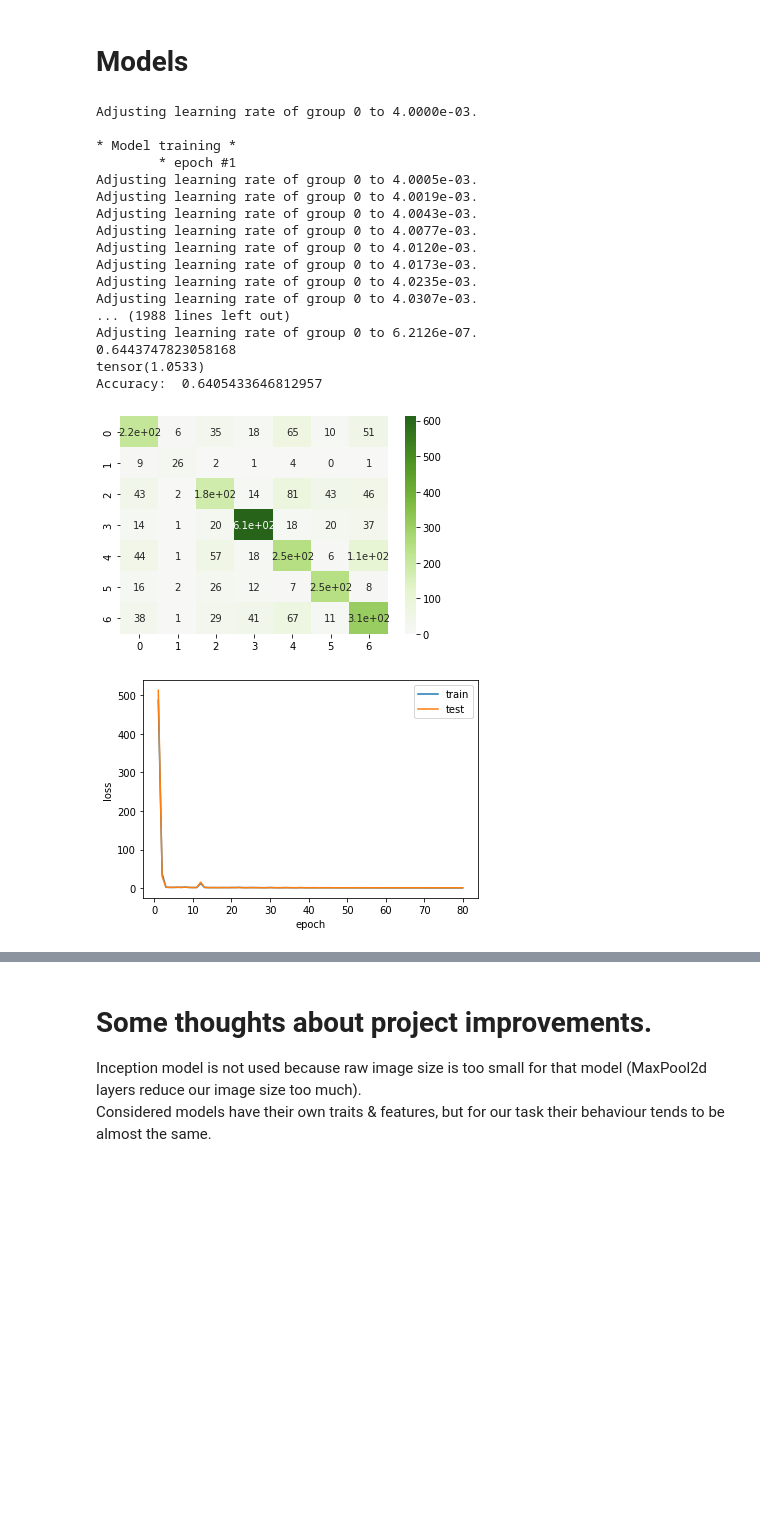
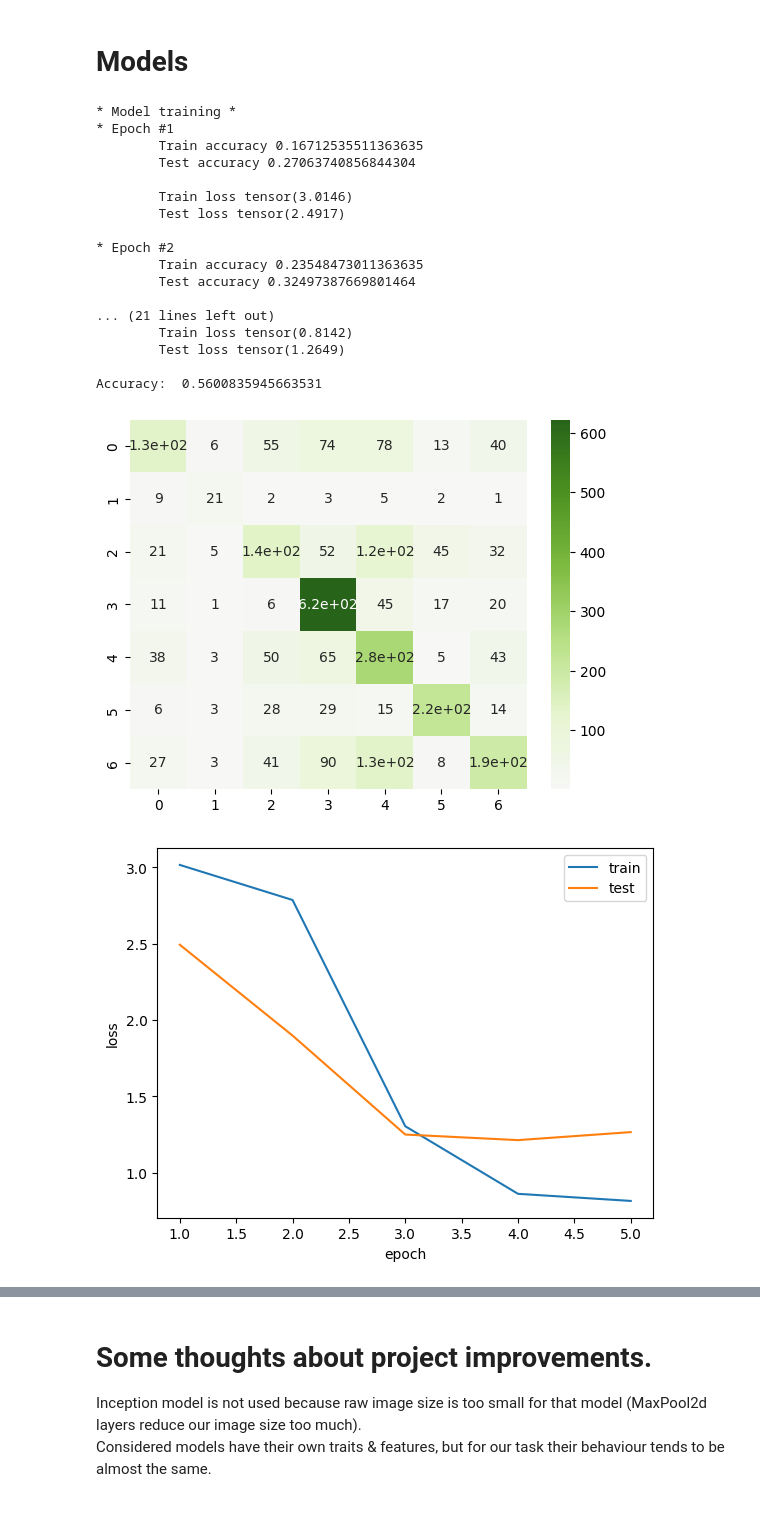
Before and after one commit to Stanislav-3/EmotionsClassifier, a Jupyter notebook: EmotionsClassifier.ipynb, the cells around one changed output, grey strips where cells are left out. Saved outputs shown, nothing was run; the diff lists cells and outputs as text; code cells hidden in the pictures; blank space fills up the shorter version.

```diff
--- a/EmotionsClassifier.ipynb
+++ b/EmotionsClassifier.ipynb
@@ -240,8 +278,6 @@ class Net(nn.Module):
     backbone.fc = nn.Linear(backbone.fc.in_features, 7, bias=True)
 
     self.model = nn.Sequential(
-        # mapping grayscale pictures to 3 channels
-        nn.Conv2d(1, 3, 1),
         backbone
     )
 
@@ -294,7 +330,7 @@ def train_model(model, criterion, optimizer, scheduler, train_loader, test_loade
     model.train()
 
     for epoch in range(epochs):
-        print(f'\t* epoch #{epoch + 1}')
+        print(f'* Epoch #{epoch + 1}')
         for batch, (images, labels) in enumerate(train_loader):
 
           optimizer.zero_grad()
@@ -308,7 +344,7 @@ def train_model(model, criterion, optimizer, scheduler, train_loader, test_loade
           # torch.nn.utils.clip_grad_norm(model.parameters(), max_norm=1)
 
           optimizer.step()
-          scheduler.step()
+          # scheduler.step()
 
         # validation
         if epoch % test_step == 0:
@@ -320,8 +356,13 @@ def train_model(model, criterion, optimizer, scheduler, train_loader, test_loade
           test_accuracies.append(test_dict['accuracy'])
           test_losses.append(test_dict['loss'])
 
-          print(test_dict['accuracy'])
-          print(test_dict['loss'])
+
+          print('\tTrain accuracy', train_dict['accuracy'])
+          print('\tTest accuracy', test_dict['accuracy'])
+          print()
+          print('\tTrain loss', train_dict['loss'])
+          print('\tTest loss', test_dict['loss'])
+          print()
 
     return {
         'train_accuracies': train_accuracies,
@@ -346,7 +387,7 @@ def run_pipeline(
 
     # Reproducibility
     torch.backends.cudnn.deterministic = True
-    torch.backends.cudnn.benchmark = False
+    # torch.backends.cudnn.benchmark = False
     torch.manual_seed(random_state)
     torch.cuda.manual_seed_all(random_state)
 
@@ -358,16 +399,11 @@ def run_pipeline(
         X_test, y_test, test_size=0.5, stratify=y_test, random_state=random_state
     )
 
-    # Scaling
-    scaler = StandardScaler()
-    X_train = scaler.fit_transform(X_train.reshape(X_train.shape[0], 48 * 48)).reshape(X_train.shape[0], 48, 48)
-    X_test = scaler.transform(X_test.reshape(X_test.shape[0], 48 * 48)).reshape(X_test.shape[0], 48, 48)
-    X_val = scaler.transform(X_val.reshape(X_val.shape[0], 48 * 48)).reshape(X_val.shape[0], 48, 48)
-
     # Datasets
-    train = EmotionsDataset(X_train, y_train, transform)
-    val = EmotionsDataset(X_val, y_val)
-    test = EmotionsDataset(X_test, y_test)
+    train = EmotionsDataset(X_train, y_train, transform,
+                            standardization_mode='fit_transform')
+    val = EmotionsDataset(X_val, y_val, standardization_mode='transform')
+    test = EmotionsDataset(X_test, y_test, standardization_mode='transform')
 
     # Sampler
     counts = np.unique(y_train, return_counts=True)[1]
@@ -405,10 +441,11 @@ def run_pipeline(
     optimizer = torch.optim.AdamW(net.parameters(), lr=lr, weight_decay=weight_decay)
 
     # LR scheduler
-    scheduler = lr_scheduler.OneCycleLR(optimizer, max_lr, epochs=epochs,
-                                        steps_per_epoch=len(train_loader),
-                                        pct_start = 0.4,
-                                        three_phase=False, verbose=True)
+    # scheduler = lr_scheduler.OneCycleLR(optimizer, max_lr, epochs=epochs,
+    #                                     steps_per_epoch=len(train_loader),
+    #                                     pct_start = 0.4,
+    #                                     three_phase=False, verbose=True)
+    scheduler = None
 
     # Training
     train_results = train_model(net, error, optimizer, scheduler,
@@ -424,31 +461,30 @@ def run_pipeline(
     plot_accuracy(train_results['train_accuracies'], train_results['test_accuracies'],
                   test_step)
 
-    # Save model & scaler
+    # Save model
     torch.save(net.state_dict(), 'model.pth')
-    dump(scaler, 'scaler.joblib')
 
     return net
 # %%
 model = run_pipeline(X, y, model=models.resnet18(pretrained=True),
-             epochs=80, batch_size=1024, transform=transform, test_step=1, max_lr=1e-1, weight_decay=0)
+             epochs=5, batch_size=1024, transform=None, test_step=1, lr=3e-3, weight_decay=0)
 # %% [output]
-Adjusting learning rate of group 0 to 4.0000e-03.
+* Model training *
+* Epoch #1
+        Train accuracy 0.16712535511363635
+        Test accuracy 0.27063740856844304
 
-* Model training *
-        * epoch #1
-Adjusting learning rate of group 0 to 4.0005e-03.
-Adjusting learning rate of group 0 to 4.0019e-03.
-Adjusting learning rate of group 0 to 4.0043e-03.
-Adjusting learning rate of group 0 to 4.0077e-03.
-Adjusting learning rate of group 0 to 4.0120e-03.
-Adjusting learning rate of group 0 to 4.0173e-03.
-Adjusting learning rate of group 0 to 4.0235e-03.
-Adjusting learning rate of group 0 to 4.0307e-03.
-... (1988 lines left out)
-Adjusting learning rate of group 0 to 6.2126e-07.
-0.6443747823058168
-tensor(1.0533)
-Accuracy:  0.6405433646812957
+        Train loss tensor(3.0146)
+        Test loss tensor(2.4917)
+
+* Epoch #2
+        Train accuracy 0.23548473011363635
+        Test accuracy 0.32497387669801464
+
+... (21 lines left out)
+        Train loss tensor(0.8142)
+        Test loss tensor(1.2649)
+
+Accuracy:  0.5600835945663531
-[figure, old version]
+[figure, new version]
-[figure, old version]
+[figure, new version]
```
Also changed, not shown: parts of 15 cells of this notebook.
